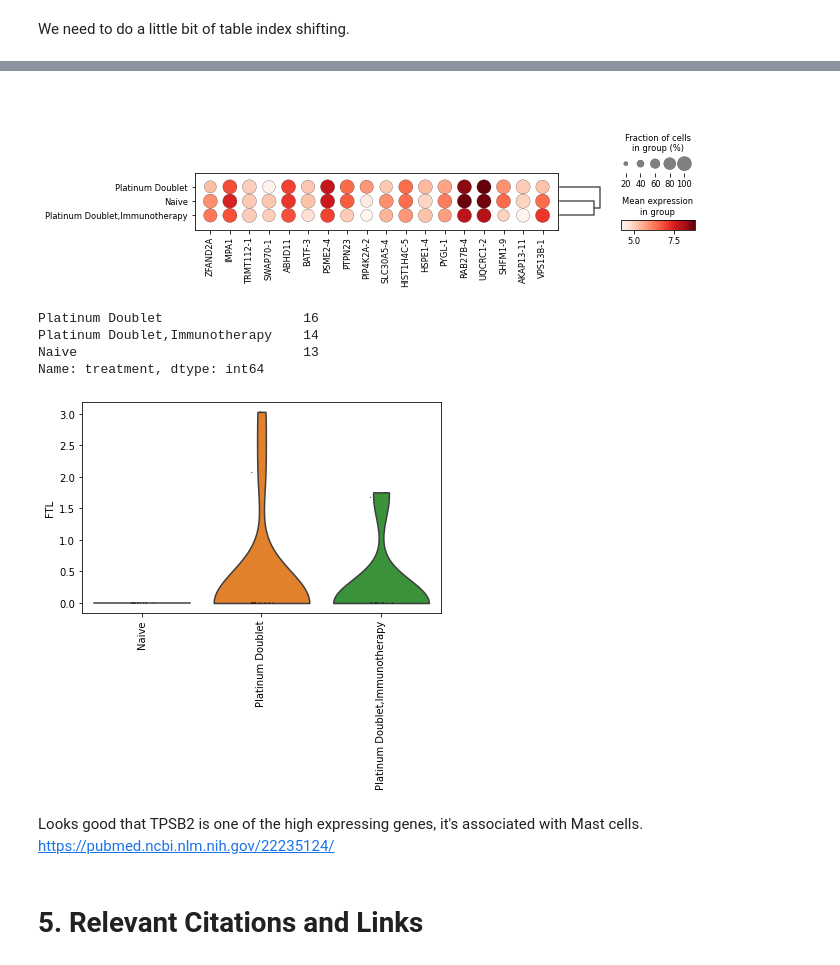
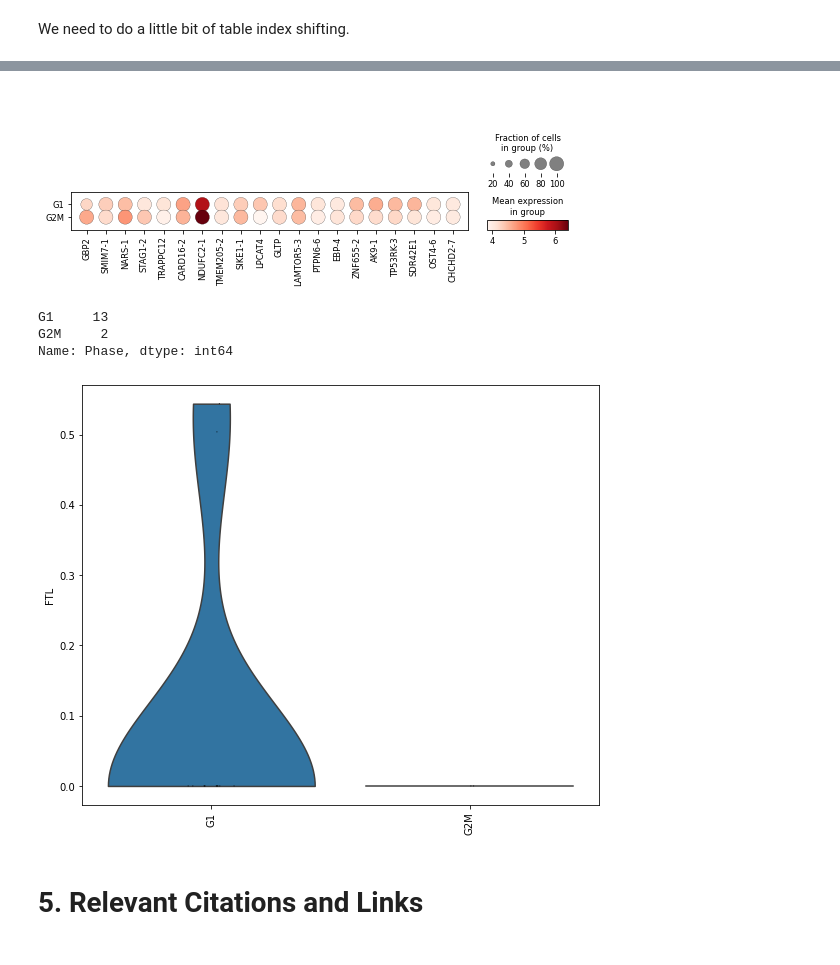
Before and after one commit to rpatil524/Community-Notebooks, a Jupyter notebook: HTAN/Building_AnnData_with_Subset_of_Cells_from_BQ.ipynb, the cells around one changed output, grey strips where cells are left out. Cells and saved outputs as stored; diff of their text form; code cells hidden in the pictures.

```diff
--- a/HTAN/Building_AnnData_with_Subset_of_Cells_from_BQ.ipynb
+++ b/HTAN/Building_AnnData_with_Subset_of_Cells_from_BQ.ipynb
@@ -78,21 +101,26 @@ If the data is transfered to big query in a way that preserves the AnnData struc
 An AnnData requires three parts, the gene counts X, the gene index var, and the cell barcodes obs.
 # %%
 # first to get the matrix of gene counts
+# here we will use the CHOP scRNAseq table from HTAN in isb-cgc-bq
+X = client.query("""
 
-X = client.query("""
   SELECT
     iObs,
     iVar,
     X_value
   FROM
-    `htan-dcc.adata_immune_SCLC_samples_only_010920.X_obs_var_join`
+    `isb-cgc-bq.HTAN.scRNAseq_CHOP_seurat_integrated_18MLLr_normal_final_rename_current`
   WHERE
     iObs in (
     SELECT
       distinct(iObs) from
-      `htan-dcc.adata_immune_SCLC_samples_only_010920.X_obs_var_join`
-      where cell_type = 'Mast'
-    )
+      `isb-cgc-bq.HTAN.scRNAseq_CHOP_seurat_integrated_18MLLr_normal_final_rename_current`
+      WHERE
+      Cell_Type = 'Mature_B' AND
+      Projected_Cell_Type = 'Plasma-B-like' AND
+      Gender = 'Female'
+          )
+
     """).result().to_dataframe()
 # %%
 # now we're going to get the observations for each cell
@@ -135,14 +156,15 @@ var = client.query("""
 
   SELECT
     iVar,
-    Cell,
-    index as GeneSymbol
+    Cell_Name,
+    Gene_Name as GeneSymbol
   FROM
-    `htan-dcc.adata_immune_SCLC_samples_only_010920.X_obs_var_join`
+    `isb-cgc-bq.HTAN.scRNAseq_CHOP_seurat_integrated_18MLLr_normal_final_rename_current`
   WHERE
-    cell_type = 'Mast'
+      Cell_Type = 'Mature_B' AND
+      Projected_Cell_Type = 'Plasma-B-like' AND
+      Gender = 'Female'
   GROUP BY 1,2,3
-
     """).result().to_dataframe()
 # %%
 var
@@ -188,8 +210,8 @@ adata.var_names_make_unique()
 # %%
 # select some genes by expression level
 geneCountsSum = (np.array(adata.X.sum(axis=0))[0,:])
-highExprGenes = adata.var.iloc[ np.where(geneCountsSum > 200) ].index
+highExprGenes = adata.var.iloc[ np.where(geneCountsSum > 60) ].index
 # %%
 # now we can use the plot functions of scanpy
-sc.pl.dotplot(adata, highExprGenes, 'treatment', dendrogram=True)
+sc.pl.dotplot(adata, highExprGenes, 'Phase', dendrogram=True)
 # %% [output]
@@ -199,19 +219,14 @@ WARNING: You’re trying to run this on 49926 dimensions of `.X`, if you really
-[figure, old version]
+[figure, new version]
 # %%
-adata.obs.treatment.value_counts()
+adata.obs.Phase.value_counts()
 # %% [output]
-Platinum Doublet                  16
-Platinum Doublet,Immunotherapy    14
-Naive                             13
-Name: treatment, dtype: int64
+G1     13
+G2M     2
+Name: Phase, dtype: int64
 # %%
-sc.pl.violin(adata, 'FTL', groupby='treatment', rotation=90)
+sc.pl.violin(adata, 'FTL', groupby='Phase', rotation=90)
 # %% [output]
-[figure, old version]
+[figure, new version]
-# %% [markdown]
-Looks good that TPSB2 is one of the high expressing genes, it's
-associated with Mast cells.
-https://pubmed.ncbi.nlm.nih.gov/22235124/
 # %%
 # We have pulled a subset of cells outof BQ and constructed an AnnData object.
 # %% [markdown]
```
Also changed, not shown: parts of 11 cells of this notebook.
